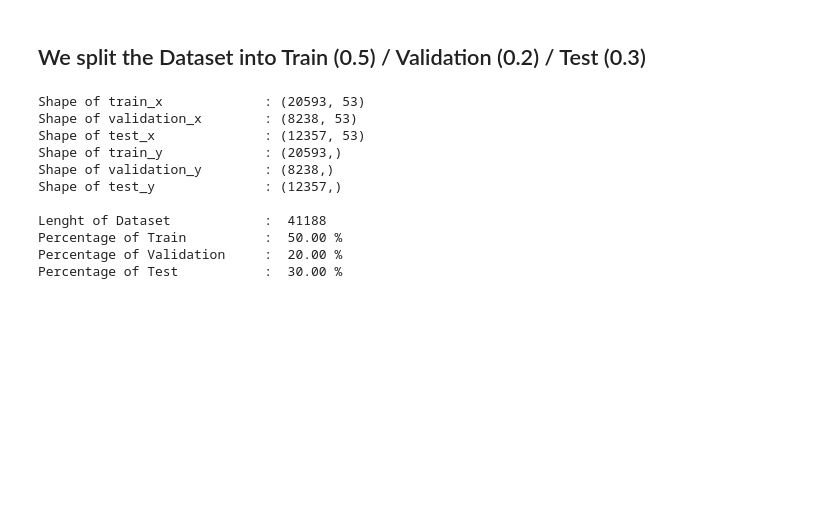
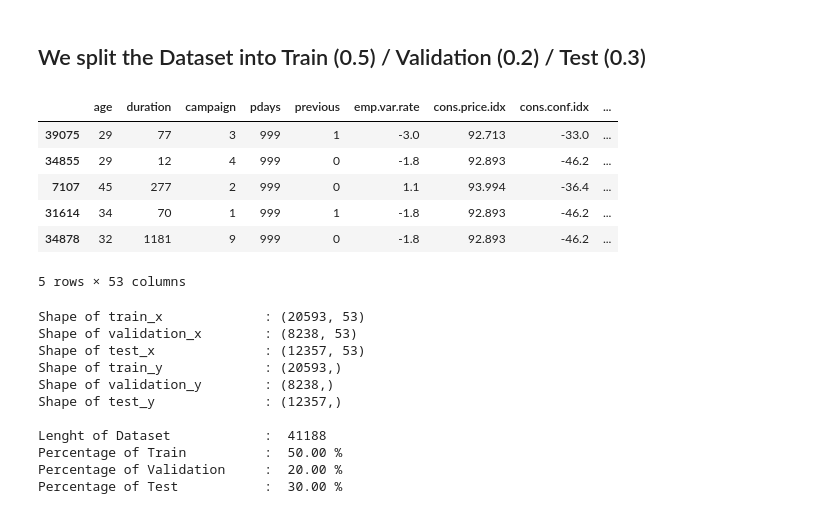
Before and after one commit to Liomat97/AQM-UCI-Machine-Learning, a Jupyter notebook: AQM Test.ipynb, the cells around one changed output. Saved outputs shown, nothing was run; the diff lists cells and outputs as text; code cells hidden in the pictures; blank space fills up the shorter version.

```diff
--- a/AQM Test.ipynb
+++ b/AQM Test.ipynb
@@ -205,6 +205,16 @@ train1_x, test_x, train1_y, test_y = train_test_split(x, y, test_size=0.3, rando
 
 # Second we split again to get Train (0.7) / Validation (0.2) / Test (0.3)
 train_x, validation_x, train_y, validation_y = train_test_split(train1_x, train1_y, test_size=(0.2/0.7), random_state=42)
+# %%
+train1_x.head()
+# %% [output]
+|  | age | duration | campaign | pdays | previous | emp.var.rate | cons.price.idx | cons.conf.idx | ... |
+| 39075 | 29 | 77 | 3 | 999 | 1 | -3.0 | 92.713 | -33.0 | ... |
+| 34855 | 29 | 12 | 4 | 999 | 0 | -1.8 | 92.893 | -46.2 | ... |
+| 7107 | 45 | 277 | 2 | 999 | 0 | 1.1 | 93.994 | -36.4 | ... |
+| 31614 | 34 | 70 | 1 | 999 | 1 | -1.8 | 92.893 | -46.2 | ... |
+| 34878 | 32 | 1181 | 9 | 999 | 0 | -1.8 | 92.893 | -46.2 | ... |
+5 rows × 53 columns
 # %%
 #Quick check if the split is correct:
 print("Shape of train_x             : "+str(train_x.shape))
```
Also changed, not shown: parts of 11 cells of this notebook.
